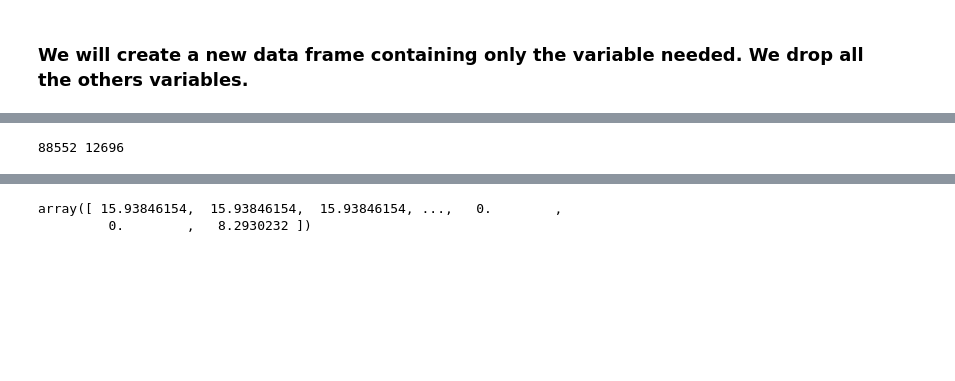
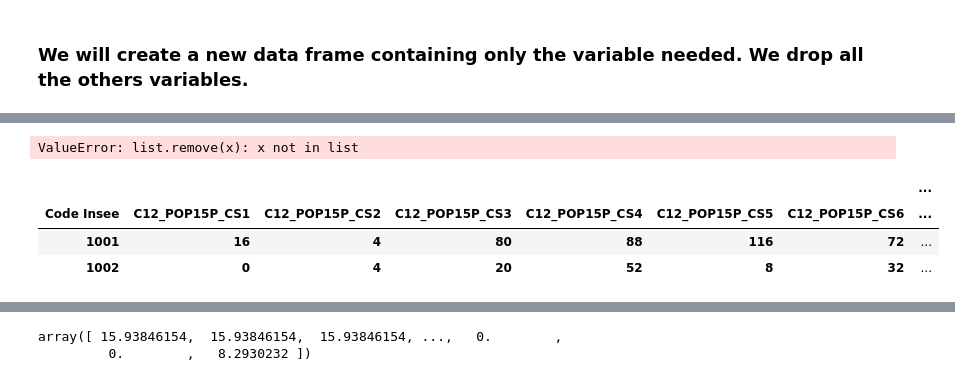
Before and after one commit to du-phan/Electoral-Analysis, a Jupyter notebook: data_analysis.ipynb, the cells around one changed output, grey strips where cells are left out. Drawn from its saved outputs; the diff is of its cells as text; code cells hidden in the pictures; blank space fills up the shorter version.

```diff
--- a/data_analysis.ipynb
+++ b/data_analysis.ipynb
@@ -91,4 +156,18 @@ y = d['C12_POP15P_CS3'].tolist()
-# %%
-print len(data2), len(d)
-# %% [output]
-88552 12696
+# %%
+tit = data3.columns.tolist()
+tit.remove('% Voix/Ins')
+# %%
+tit.remove('% Voix/Exp')
+# %%
+tit.remove('SNHM12')
+# %% [output]
+ValueError: list.remove(x): x not in list
+# %%
+dat = data3.groupby(tit)
+# %%
+dat.aggregate(np.sum)
+# %% [output]
+|  |  |  |  |  |  |  | ... |
+| Code Insee | C12_POP15P_CS1 | C12_POP15P_CS2 | C12_POP15P_CS3 | C12_POP15P_CS4 | C12_POP15P_CS5 | C12_POP15P_CS6 | ... |
+| 1001 | 16 | 4 | 80 | 88 | 116 | 72 | ... |
+| 1002 | 0 | 4 | 20 | 52 | 8 | 32 | ... |
```
Also changed, not shown: parts of 19 cells of this notebook.
